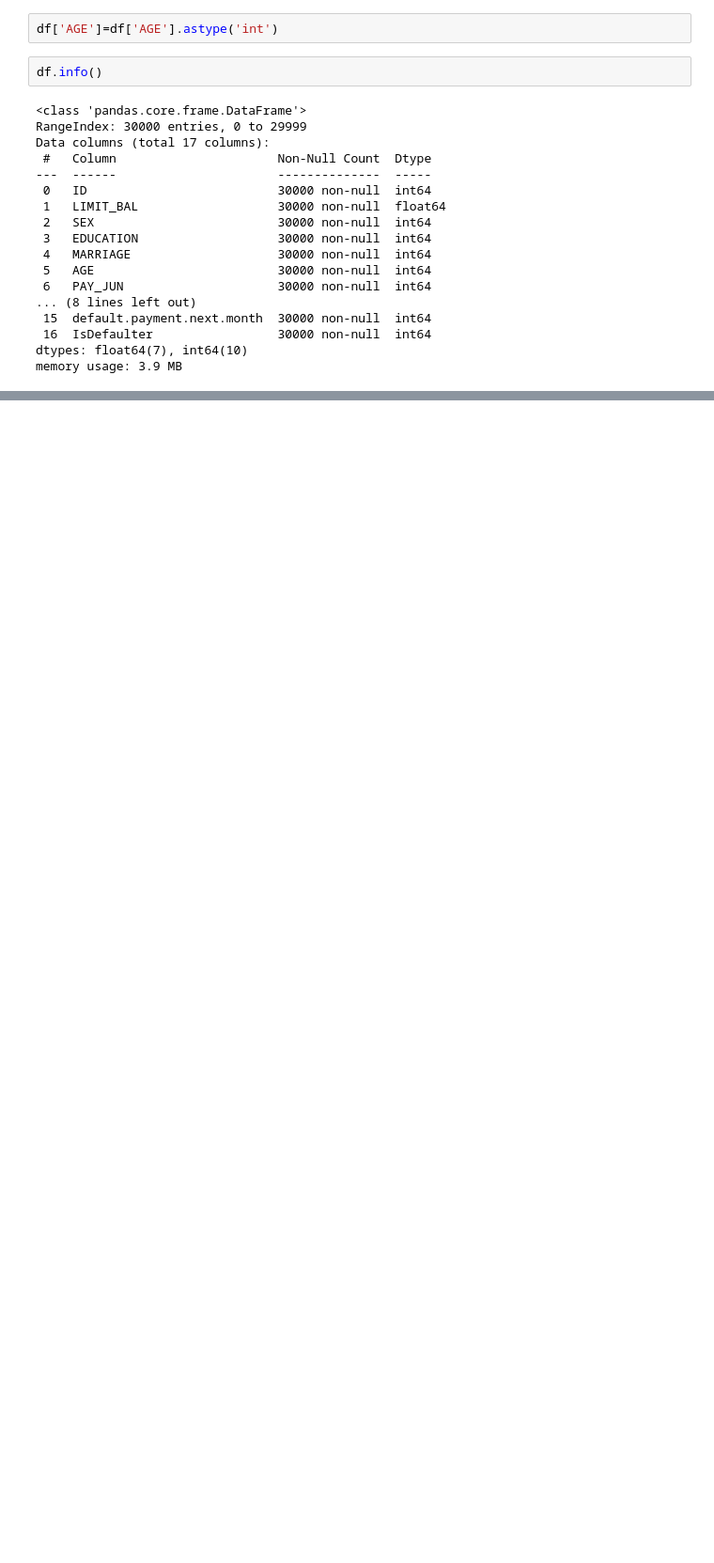
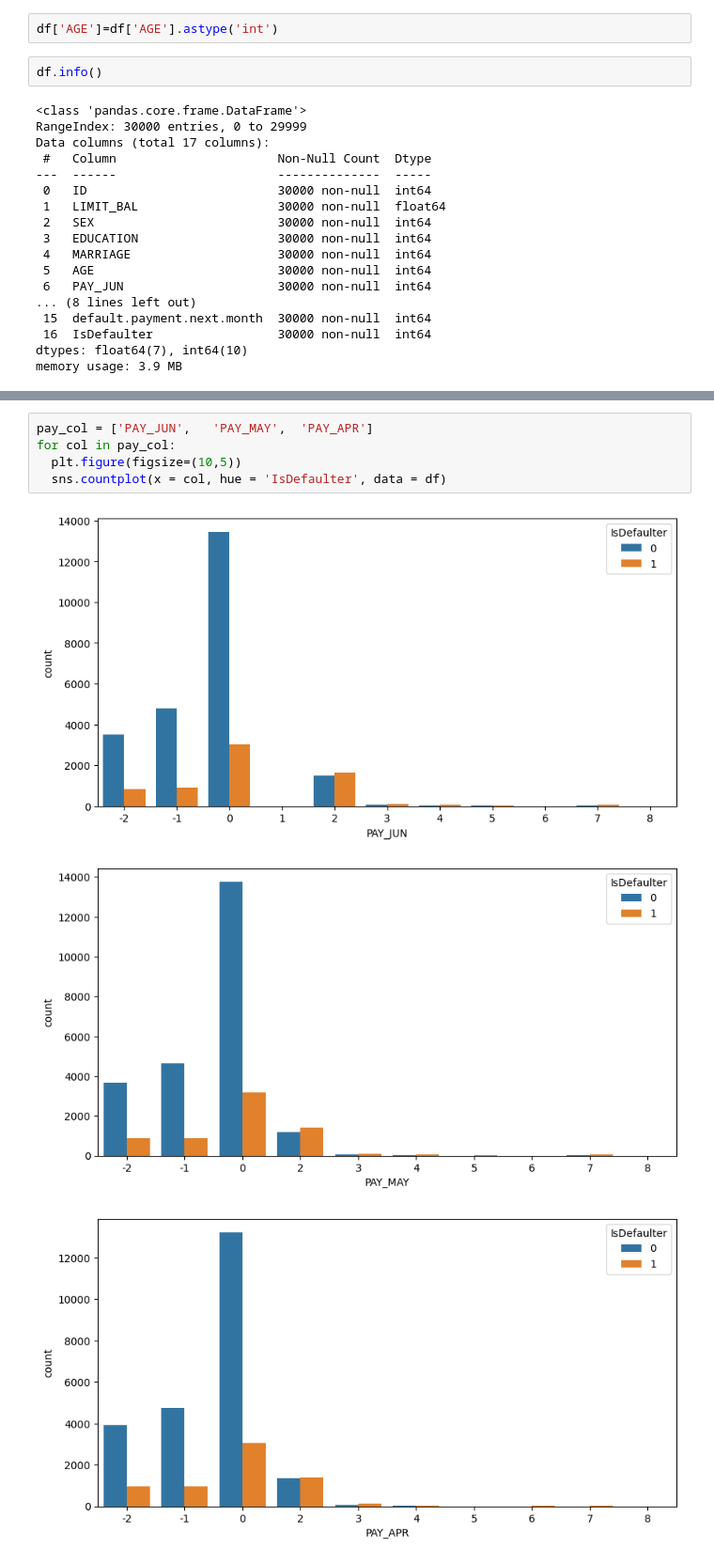
Before and after one commit to Mona1811k/Credit_card_default_prediction, a Jupyter notebook: Credit_Card_Default_Prediction.ipynb, the cells around one changed output, grey strips where cells are left out. Shown at 94% size. Drawn from its saved outputs; the diff is of its cells as text; blank space fills up the shorter version.

```diff
--- a/Credit_Card_Default_Prediction.ipynb
+++ b/Credit_Card_Default_Prediction.ipynb
@@ -221,0 +230,9 @@ memory usage: 3.9 MB
+# %%
+pay_col = ['PAY_JUN',	'PAY_MAY',	'PAY_APR']
+for col in pay_col:
+  plt.figure(figsize=(10,5))
+  sns.countplot(x = col, hue = 'IsDefaulter', data = df)
+# %% [output]
+[figure, added]
+[figure, added]
+[figure, added]
```
Also changed, not shown: parts of 7 cells of this notebook.
